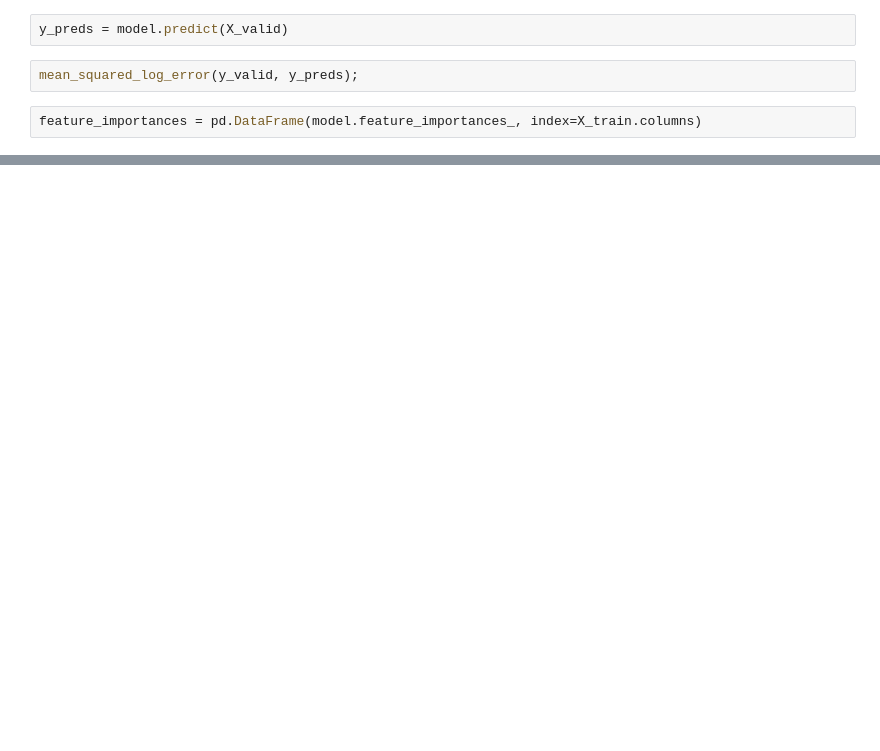
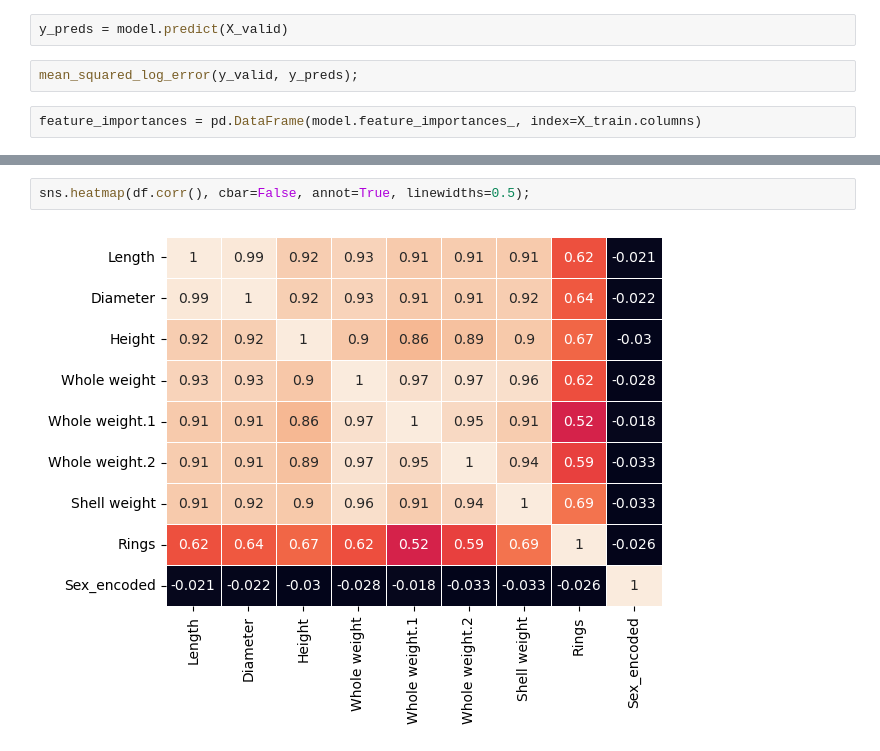
Before and after one commit to msnkr/kaggle_comps, a Jupyter notebook: Regression with an Abalone Dataset/Untitled1.ipynb, the cells around one changed output, grey strips where cells are left out. Cells and saved outputs as stored; diff of their text form; blank space fills up the shorter version.

```diff
--- a/Regression with an Abalone Dataset/Untitled1.ipynb
+++ b/Regression with an Abalone Dataset/Untitled1.ipynb
@@ -69,0 +70,4 @@ feature_importances.plot(kind="bar");
+# %%
+sns.heatmap(df.corr(), cbar=False, annot=True, linewidths=0.5);
+# %% [output]
+[figure, added]
```
Also changed, not shown: parts of 3 cells of this notebook, 6 other files.
